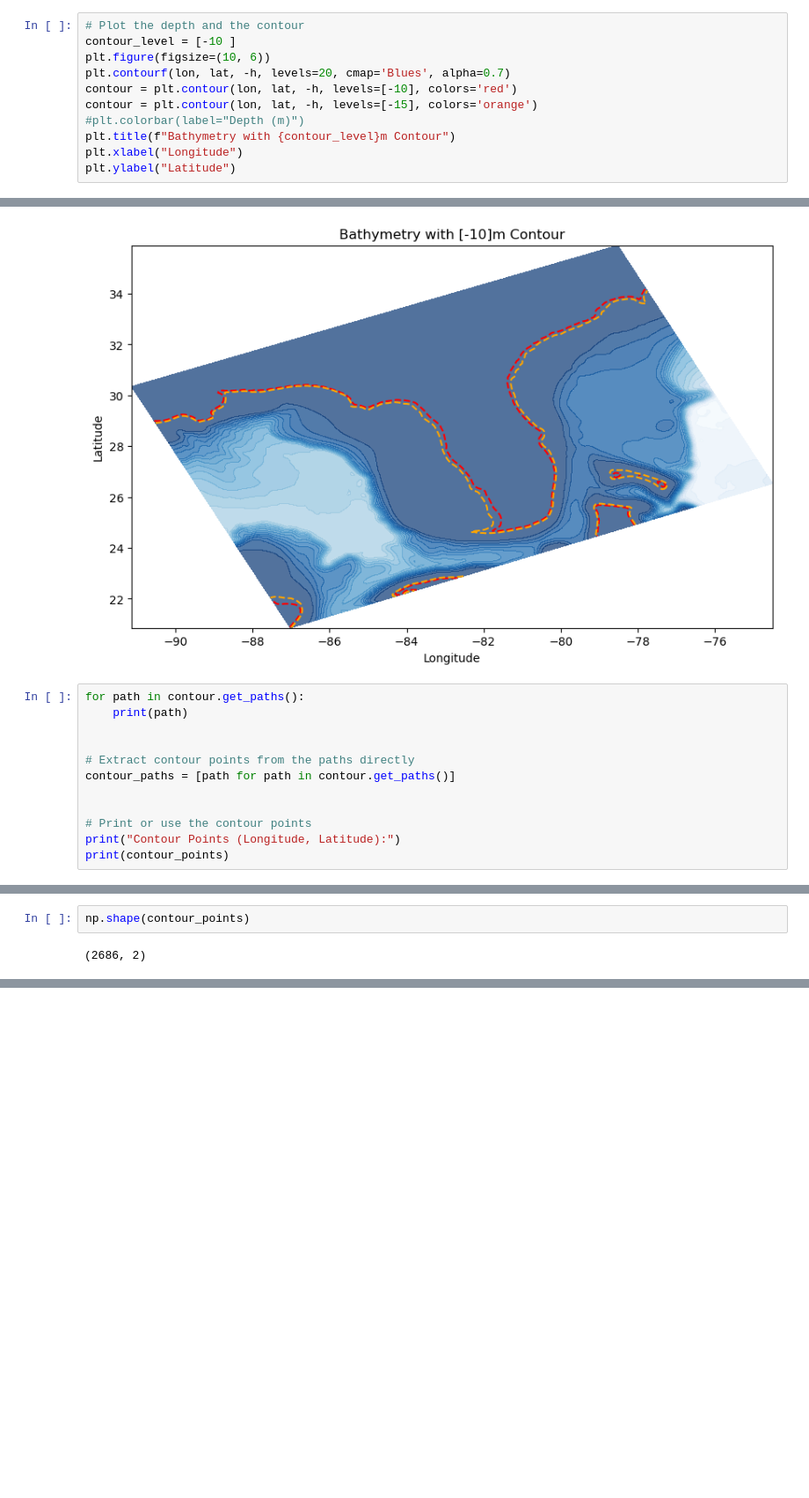
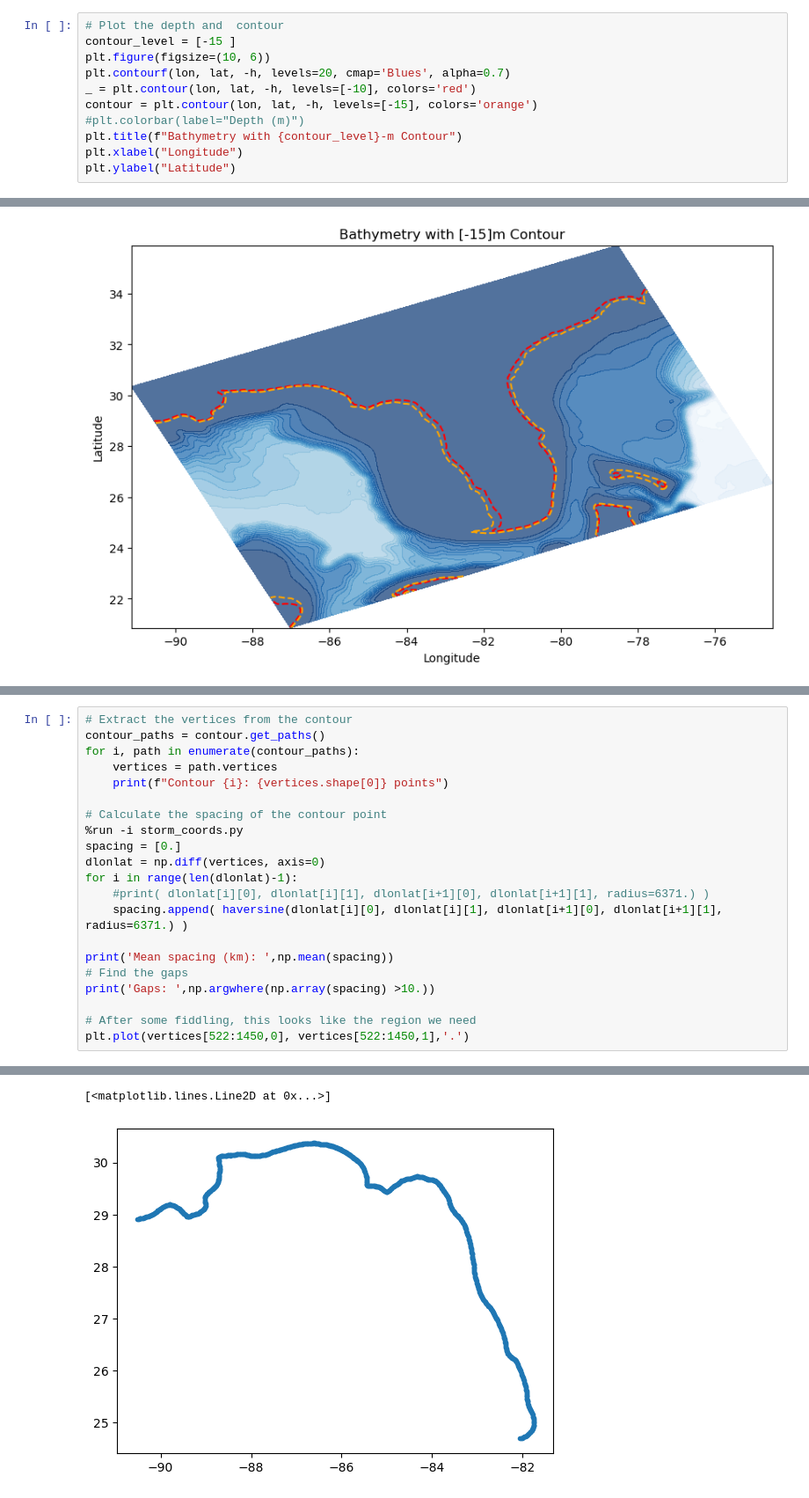
Before and after one commit to csherwood-usgs/NOPP_comparison, a Jupyter notebook: find_contour.ipynb, the cells around one changed output, grey strips where cells are left out. Shown at 88% size. Cells and saved outputs as stored; diff of their text form; blank space fills up the shorter version.

Commit message:
contour stuff

```diff
--- a/find_contour.ipynb
+++ b/find_contour.ipynb
@@ -72,26 +65,14 @@ np.shape(lat)
 # %%
-# Plot the depth and the contour
-contour_level = [-10 ]
+# Plot the depth and  contour
+contour_level = [-15 ]
 plt.figure(figsize=(10, 6))
 plt.contourf(lon, lat, -h, levels=20, cmap='Blues', alpha=0.7)
-contour = plt.contour(lon, lat, -h, levels=[-10], colors='red')
+_ = plt.contour(lon, lat, -h, levels=[-10], colors='red')
 contour = plt.contour(lon, lat, -h, levels=[-15], colors='orange')
 #plt.colorbar(label="Depth (m)")
-plt.title(f"Bathymetry with {contour_level}m Contour")
+plt.title(f"Bathymetry with {contour_level}-m Contour")
 plt.xlabel("Longitude")
 plt.ylabel("Latitude")
 # %% [output]
 Text(0, 0.5, 'Latitude')
 [figure]
-# %%
-for path in contour.get_paths():
-    print(path)
-
-
-# Extract contour points from the paths directly
-contour_paths = [path for path in contour.get_paths()]
-
-
-# Print or use the contour points
-print("Contour Points (Longitude, Latitude):")
-print(contour_points)
@@ -115,4 +79,22 @@ Contour Points (Longitude, Latitude):
-# %%
-np.shape(contour_points)
-# %% [output]
-(2686, 2)
+# %%
+# Extract the vertices from the contour
+contour_paths = contour.get_paths()
+for i, path in enumerate(contour_paths):
+    vertices = path.vertices
+    print(f"Contour {i}: {vertices.shape[0]} points")
+
+# Calculate the spacing of the contour point
+%run -i storm_coords.py
+spacing = [0.]
+dlonlat = np.diff(vertices, axis=0)
+for i in range(len(dlonlat)-1):
+    #print( dlonlat[i][0], dlonlat[i][1], dlonlat[i+1][0], dlonlat[i+1][1], radius=6371.) )
+    spacing.append( haversine(dlonlat[i][0], dlonlat[i][1], dlonlat[i+1][0], dlonlat[i+1][1], radius=6371.) )
+
+print('Mean spacing (km): ',np.mean(spacing))
+# Find the gaps
+print('Gaps: ',np.argwhere(np.array(spacing) >10.))
+
+# After some fiddling, this looks like the region we need
+plt.plot(vertices[522:1450,0], vertices[522:1450,1],'.')
+# %% [output]
@@ -118,0 +113,2 @@ np.shape(contour_points)
+[<matplotlib.lines.Line2D at 0x...>]
+[figure, added]
```
Also changed, not shown: parts of 9 cells of this notebook, 2 other files.
